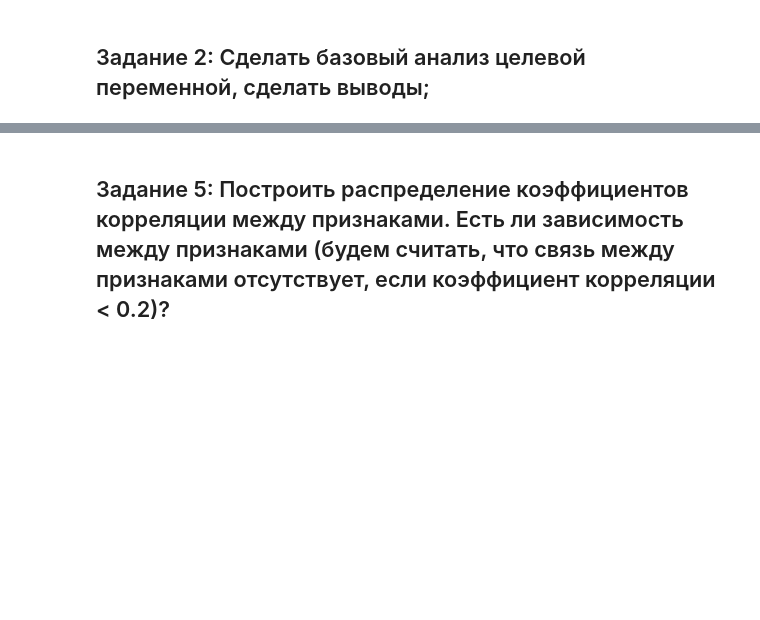
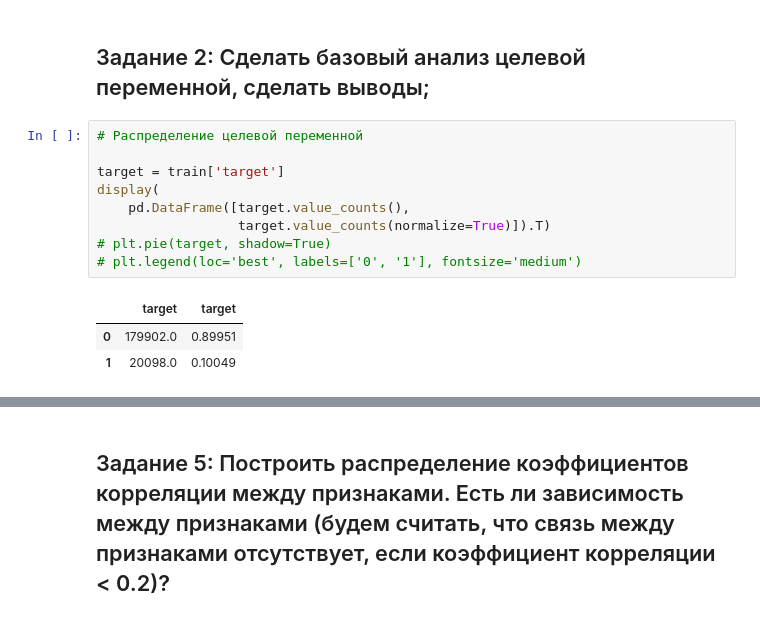
Before and after one commit to koryagin2006/GB_course_Sports_data_analysis, a Jupyter notebook: HW_1 Exploration Data Analysis.ipynb, the cells around one changed output, grey strips where cells are left out. Cells and saved outputs as stored; diff of their text form; blank space fills up the shorter version.

```diff
--- a/HW_1 Exploration Data Analysis.ipynb
+++ b/HW_1 Exploration Data Analysis.ipynb
@@ -112,3 +115,16 @@ msno.matrix(numerical_features);
 **Вывод:** пропусков нет
 # %% [markdown]
 ## Задание 2: Сделать базовый анализ целевой переменной, сделать выводы;
+# %%
+# Распределение целевой переменной
+
+target = train['target']
+display(
+    pd.DataFrame([target.value_counts(),
+                  target.value_counts(normalize=True)]).T)
+# plt.pie(target, shadow=True)
+# plt.legend(loc='best', labels=['0', '1'], fontsize='medium')
+# %% [output]
+|  | target | target |
+| 0 | 179902.0 | 0.89951 |
+| 1 | 20098.0 | 0.10049 |
```
Also changed, not shown: parts of 9 cells of this notebook.
